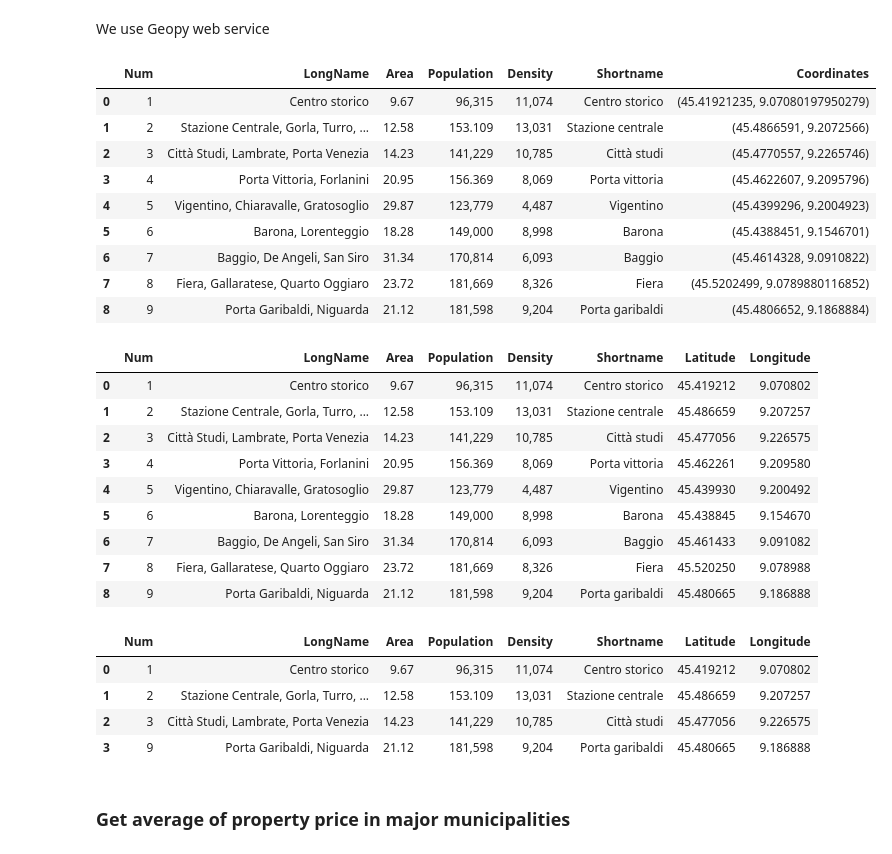
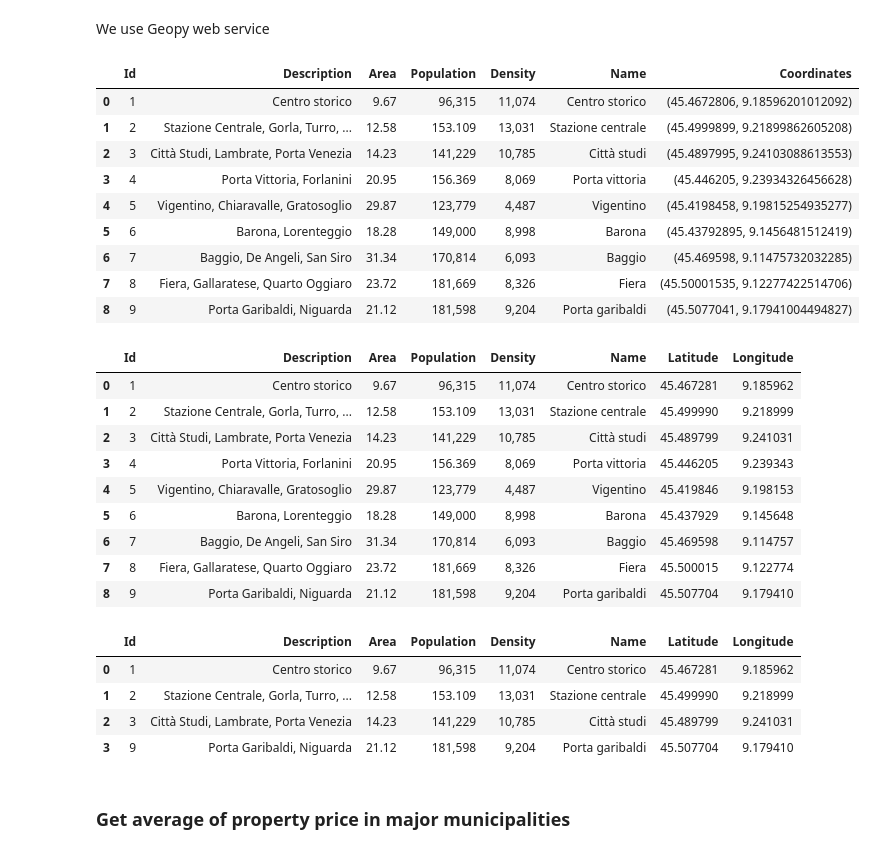
Before and after one commit to it40093/applied_data_science, a Jupyter notebook: The Battle of Neighborhoods.ipynb, the cells around one changed output. Drawn from its saved outputs; the diff is of its cells as text; code cells hidden in the pictures.

```diff
--- a/The Battle of Neighborhoods.ipynb
+++ b/The Battle of Neighborhoods.ipynb
@@ -41,7 +41,7 @@ for tr in table_rows:
         res.append(row)
 
 
-df = pd.DataFrame(res, columns=["Num", "LongName", "Area", "Population","Density", "Districts"])
+df = pd.DataFrame(res, columns=["Id", "Description", "Area", "Population","Density", "Districts"])
 #remove column Districts
 df = df.drop(columns=['Districts'])
 df
@@ -59,10 +59,10 @@ df
 # %% [markdown]
 Remove columns not used
 # %%
-#we assume the first name found in LongName as name of Municipality
-df['Shortname'] = df.LongName.str.split(',').str[0]
+#we assume the first name found in Description as name of Municipality
+df['Name'] = df.Description.str.split(',').str[0]
 # convert Shortname in Capital letters
-df['Shortname'] = df.Shortname.str.capitalize()
+df['Name'] = df.Name.str.capitalize()
 # %%
 df
 # %% [output]
@@ -83,24 +83,24 @@ We use Geopy web service
 # %%
 from geopy.geocoders import Nominatim
 geolocator = Nominatim()
 location = geolocator.geocode("Milano, MI, Lom, Italia")
 address = []
 coord = []
-address = df['Shortname']+", Milano, MI, Lom, Italy"
+address = "Municipio "+ df['Id']+", Milano, MI, Lom, Italy"
 coord = address.apply(geolocator.geocode).apply(lambda x: (x.latitude, x.longitude))
 df['Coordinates'] = coord
 df
 # %% [output]
-|  | Num | LongName | Area | Population | Density | Shortname | Coordinates |
-| 0 | 1 | Centro storico | 9.67 | 96,315 | 11,074 | Centro storico | (45.41921235, 9.07080197950279) |
-| 1 | 2 | Stazione Centrale, Gorla, Turro, ... | 12.58 | 153.109 | 13,031 | Stazione centrale | (45.4866591, 9.2072566) |
-| 2 | 3 | Città Studi, Lambrate, Porta Venezia | 14.23 | 141,229 | 10,785 | Città studi | (45.4770557, 9.2265746) |
-| 3 | 4 | Porta Vittoria, Forlanini | 20.95 | 156.369 | 8,069 | Porta vittoria | (45.4622607, 9.2095796) |
-| 4 | 5 | Vigentino, Chiaravalle, Gratosoglio | 29.87 | 123,779 | 4,487 | Vigentino | (45.4399296, 9.2004923) |
-| 5 | 6 | Barona, Lorenteggio | 18.28 | 149,000 | 8,998 | Barona | (45.4388451, 9.1546701) |
-| 6 | 7 | Baggio, De Angeli, San Siro | 31.34 | 170,814 | 6,093 | Baggio | (45.4614328, 9.0910822) |
-| 7 | 8 | Fiera, Gallaratese, Quarto Oggiaro | 23.72 | 181,669 | 8,326 | Fiera | (45.5202499, 9.0789880116852) |
-| 8 | 9 | Porta Garibaldi, Niguarda | 21.12 | 181,598 | 9,204 | Porta garibaldi | (45.4806652, 9.1868884) |
+|  | Id | Description | Area | Population | Density | Name | Coordinates |
+| 0 | 1 | Centro storico | 9.67 | 96,315 | 11,074 | Centro storico | (45.4672806, 9.18596201012092) |
+| 1 | 2 | Stazione Centrale, Gorla, Turro, ... | 12.58 | 153.109 | 13,031 | Stazione centrale | (45.4999899, 9.21899862605208) |
+| 2 | 3 | Città Studi, Lambrate, Porta Venezia | 14.23 | 141,229 | 10,785 | Città studi | (45.4897995, 9.24103088613553) |
+| 3 | 4 | Porta Vittoria, Forlanini | 20.95 | 156.369 | 8,069 | Porta vittoria | (45.446205, 9.23934326456628) |
+| 4 | 5 | Vigentino, Chiaravalle, Gratosoglio | 29.87 | 123,779 | 4,487 | Vigentino | (45.4198458, 9.19815254935277) |
+| 5 | 6 | Barona, Lorenteggio | 18.28 | 149,000 | 8,998 | Barona | (45.43792895, 9.1456481512419) |
+| 6 | 7 | Baggio, De Angeli, San Siro | 31.34 | 170,814 | 6,093 | Baggio | (45.469598, 9.11475732032285) |
+| 7 | 8 | Fiera, Gallaratese, Quarto Oggiaro | 23.72 | 181,669 | 8,326 | Fiera | (45.50001535, 9.12277422514706) |
+| 8 | 9 | Porta Garibaldi, Niguarda | 21.12 | 181,598 | 9,204 | Porta garibaldi | (45.5077041, 9.17941004494827) |
 # %%
 df[['Latitude', 'Longitude']] = df['Coordinates'].apply(pd.Series)
 # %%
@@ -108,14 +108,14 @@ df = df.drop(columns=['Coordinates'])
 # %%
 df
 # %% [output]
-|  | Num | LongName | Area | Population | Density | Shortname | Latitude | Longitude |
-| 0 | 1 | Centro storico | 9.67 | 96,315 | 11,074 | Centro storico | 45.419212 | 9.070802 |
-| 1 | 2 | Stazione Centrale, Gorla, Turro, ... | 12.58 | 153.109 | 13,031 | Stazione centrale | 45.486659 | 9.207257 |
-| 2 | 3 | Città Studi, Lambrate, Porta Venezia | 14.23 | 141,229 | 10,785 | Città studi | 45.477056 | 9.226575 |
-| 3 | 4 | Porta Vittoria, Forlanini | 20.95 | 156.369 | 8,069 | Porta vittoria | 45.462261 | 9.209580 |
-| 4 | 5 | Vigentino, Chiaravalle, Gratosoglio | 29.87 | 123,779 | 4,487 | Vigentino | 45.439930 | 9.200492 |
-| 5 | 6 | Barona, Lorenteggio | 18.28 | 149,000 | 8,998 | Barona | 45.438845 | 9.154670 |
-| 6 | 7 | Baggio, De Angeli, San Siro | 31.34 | 170,814 | 6,093 | Baggio | 45.461433 | 9.091082 |
-| 7 | 8 | Fiera, Gallaratese, Quarto Oggiaro | 23.72 | 181,669 | 8,326 | Fiera | 45.520250 | 9.078988 |
-| 8 | 9 | Porta Garibaldi, Niguarda | 21.12 | 181,598 | 9,204 | Porta garibaldi | 45.480665 | 9.186888 |
+|  | Id | Description | Area | Population | Density | Name | Latitude | Longitude |
+| 0 | 1 | Centro storico | 9.67 | 96,315 | 11,074 | Centro storico | 45.467281 | 9.185962 |
+| 1 | 2 | Stazione Centrale, Gorla, Turro, ... | 12.58 | 153.109 | 13,031 | Stazione centrale | 45.499990 | 9.218999 |
+| 2 | 3 | Città Studi, Lambrate, Porta Venezia | 14.23 | 141,229 | 10,785 | Città studi | 45.489799 | 9.241031 |
+| 3 | 4 | Porta Vittoria, Forlanini | 20.95 | 156.369 | 8,069 | Porta vittoria | 45.446205 | 9.239343 |
+| 4 | 5 | Vigentino, Chiaravalle, Gratosoglio | 29.87 | 123,779 | 4,487 | Vigentino | 45.419846 | 9.198153 |
+| 5 | 6 | Barona, Lorenteggio | 18.28 | 149,000 | 8,998 | Barona | 45.437929 | 9.145648 |
+| 6 | 7 | Baggio, De Angeli, San Siro | 31.34 | 170,814 | 6,093 | Baggio | 45.469598 | 9.114757 |
+| 7 | 8 | Fiera, Gallaratese, Quarto Oggiaro | 23.72 | 181,669 | 8,326 | Fiera | 45.500015 | 9.122774 |
+| 8 | 9 | Porta Garibaldi, Niguarda | 21.12 | 181,598 | 9,204 | Porta garibaldi | 45.507704 | 9.179410 |
 # %%
@@ -123,12 +123,12 @@ df = df.loc[df['Shortname'].isin(["Centro storico", "Stazione centrale", "Città
 # %%
-df = df.reset_index(drop=True)
-df
+df2 = df2.reset_index(drop=True)
+df2
 # %% [output]
-|  | Num | LongName | Area | Population | Density | Shortname | Latitude | Longitude |
-| 0 | 1 | Centro storico | 9.67 | 96,315 | 11,074 | Centro storico | 45.419212 | 9.070802 |
-| 1 | 2 | Stazione Centrale, Gorla, Turro, ... | 12.58 | 153.109 | 13,031 | Stazione centrale | 45.486659 | 9.207257 |
-| 2 | 3 | Città Studi, Lambrate, Porta Venezia | 14.23 | 141,229 | 10,785 | Città studi | 45.477056 | 9.226575 |
-| 3 | 9 | Porta Garibaldi, Niguarda | 21.12 | 181,598 | 9,204 | Porta garibaldi | 45.480665 | 9.186888 |
+|  | Id | Description | Area | Population | Density | Name | Latitude | Longitude |
+| 0 | 1 | Centro storico | 9.67 | 96,315 | 11,074 | Centro storico | 45.467281 | 9.185962 |
+| 1 | 2 | Stazione Centrale, Gorla, Turro, ... | 12.58 | 153.109 | 13,031 | Stazione centrale | 45.499990 | 9.218999 |
+| 2 | 3 | Città Studi, Lambrate, Porta Venezia | 14.23 | 141,229 | 10,785 | Città studi | 45.489799 | 9.241031 |
+| 3 | 9 | Porta Garibaldi, Niguarda | 21.12 | 181,598 | 9,204 | Porta garibaldi | 45.507704 | 9.179410 |
 # %% [markdown]
 ### Get average of property price in major municipalities
 # %% [markdown]
```
Also changed, not shown: parts of 34 cells of this notebook.
